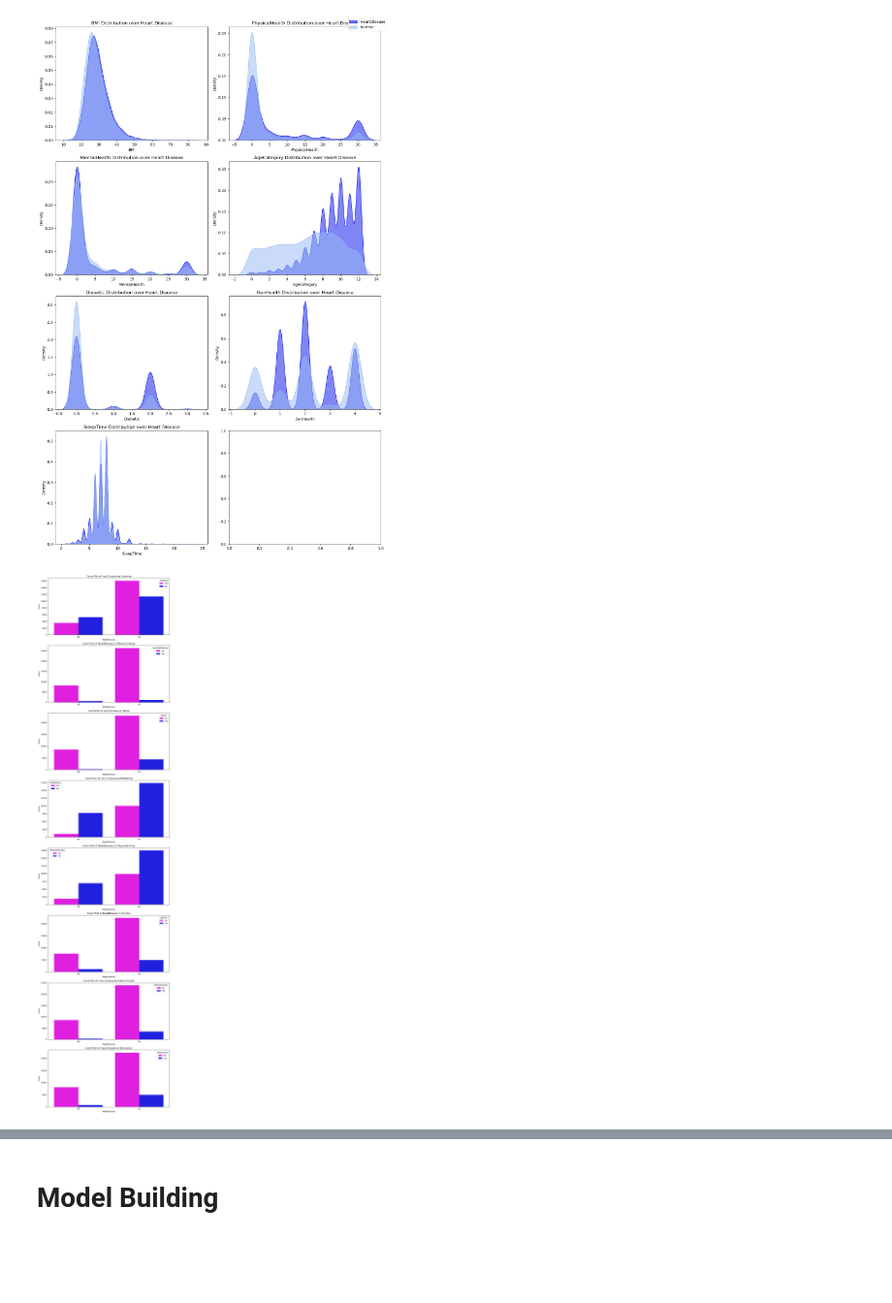
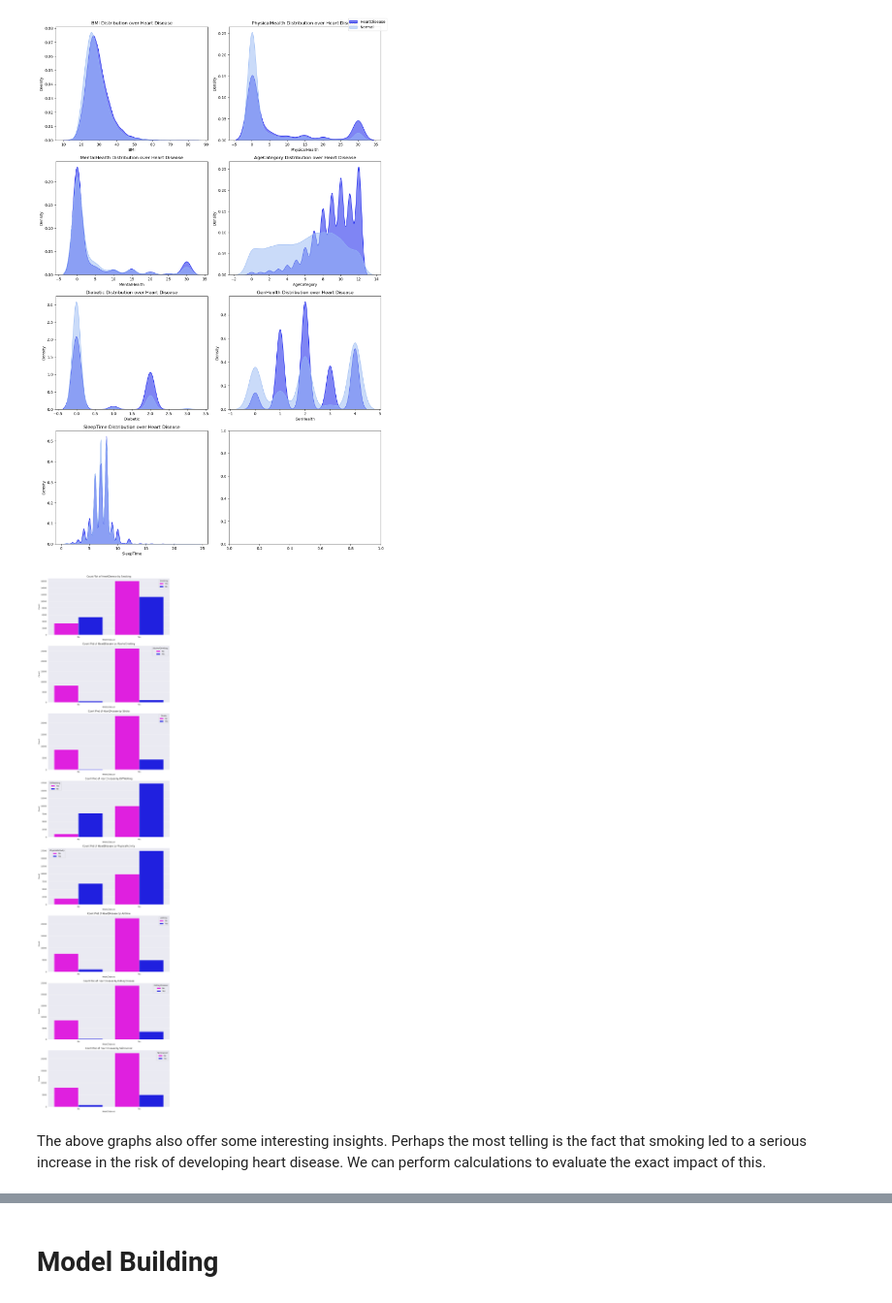
Before and after one commit to Tomas-Deane/EPIC3REAL, a Jupyter notebook: EPIC3.ipynb, the cells around one changed output, grey strips where cells are left out. Shown at 97% size. Cells and saved outputs as stored; diff of their text form; code cells hidden in the pictures; blank space fills up the shorter version.

```diff
--- a/EPIC3.ipynb
+++ b/EPIC3.ipynb
@@ -108,7 +114,8 @@ plt.show()
 # %%
 import matplotlib.pyplot as plt
 
-categorical_features = ['HeartDisease', 'Smoking', 'AlcoholDrinking', 'Stroke', 'DiffWalking', 'Sex', 'AgeCategory', 'Race', 'Diabetic', 'PhysicalActivity', 'GenHealth', 'Asthma', 'KidneyDisease', 'SkinCancer']
+categorical_features = ['HeartDisease', 'Smoking', 'AlcoholDrinking', 'Stroke', 'DiffWalking', 'Sex', 'AgeCategory',
+                        'Race', 'Diabetic', 'PhysicalActivity', 'GenHealth', 'Asthma', 'KidneyDisease', 'SkinCancer']
 fig, axes = plt.subplots(nrows=4, ncols=4, figsize=(20, 15))
 
 for i, feature in enumerate(categorical_features):
@@ -124,5 +138,5 @@ plt.show()
 # %%
-labels_of_interest = [ 'BMI', 'PhysicalHealth', 'MentalHealth', 'AgeCategory', 'SleepTime']
+labels_of_interest = ['BMI', 'GenHealth', 'MentalHealth', 'AgeCategory', 'SleepTime', 'PhysicalHealth']
 
 num_plots = len(labels_of_interest)
 num_cols = 3
@@ -132,7 +146,7 @@ fig, axes = plt.subplots(num_rows, num_cols, figsize=(15, 10))
 axes = axes.flatten()
 
 for i, label in enumerate(labels_of_interest):
-    df[label].hist(bins=40, ax=axes[i])
+    df_raw[label].hist(bins=40, ax=axes[i])
     axes[i].set_title(f'Histogram of {label}')
     axes[i].set_xlabel(label)
     axes[i].set_ylabel('Frequency')
@@ -175,24 +196,30 @@ plt.show()
 # %%
 import seaborn as sns
 import matplotlib.pyplot as plt
 
 # Features of interest
-features_of_interest = ['Smoking', 'AlcoholDrinking', 'Stroke','DiffWalking', 'PhysicalActivity','Asthma', 'KidneyDisease', 'SkinCancer']
+features_of_interest = ['Smoking', 'AlcoholDrinking', 'Stroke', 'DiffWalking', 'PhysicalActivity', 'Asthma',
+                        'KidneyDisease', 'SkinCancer']
 
 # Define custom palette with more colors
 custom_palette = ["#ff00ff", "#0000ff"]
 
 # Create subplots
-fig, axes = plt.subplots(nrows=len(features_of_interest), ncols=1, figsize=(10, 5*len(features_of_interest)))
+fig, axes = plt.subplots(nrows=len(features_of_interest), ncols=1, figsize=(10, 5 * len(features_of_interest)))
 
 # Iterate over features
 for i, feature in enumerate(features_of_interest):
-    sns.countplot(data=df_raw_balanced, x='HeartDisease', hue=feature, palette=custom_palette, ax=axes[i], order=['No', 'Yes'])
+    # Use the balanced data, as with unbalanced data we just get one large bar on the left
+    sns.countplot(data=df_raw_balanced, x='HeartDisease', hue=feature, palette=custom_palette, ax=axes[i],
+                  order=['No', 'Yes'])
     axes[i].set_title(f'Count Plot of HeartDisease by {feature}')
     axes[i].set_xlabel('HeartDisease')
     axes[i].set_ylabel('Count')
 
 plt.tight_layout()
 plt.show()
 # %% [output]
-[figure, old version]
+[figure, new version]
+# %% [markdown]
+The above graphs also offer some interesting insights. Perhaps the most telling is the fact that smoking led to a serious increase in the risk of developing heart disease.
+We can perform calculations to evaluate the exact impact of this.
```
Also changed, not shown: parts of 28 cells of this notebook.
